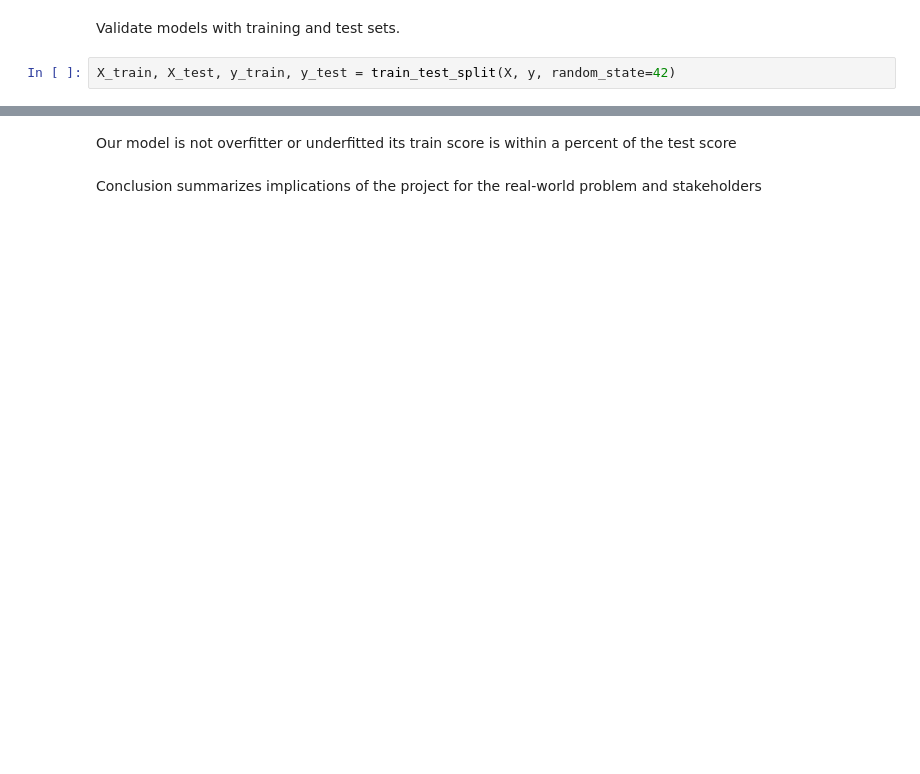
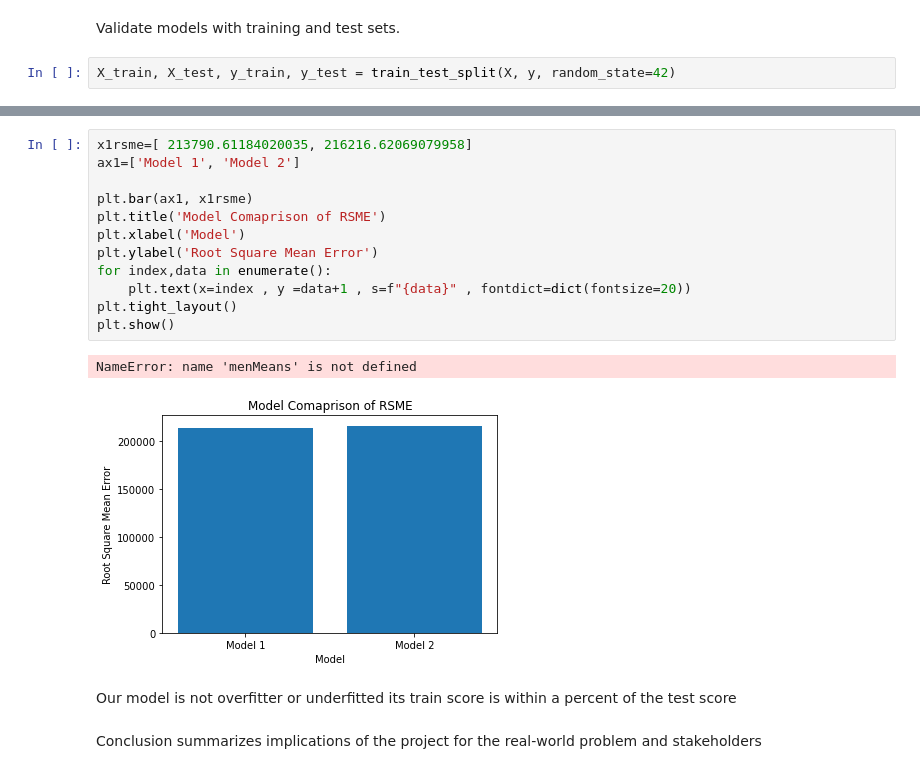
Before and after one commit to sumed-h/Group-3, a Jupyter notebook: Daniel Arthur's Notebook.ipynb, the cells around one changed output, grey strips where cells are left out. Cells and saved outputs as stored; diff of their text form; blank space fills up the shorter version.

```diff
--- a/Daniel Arthur's Notebook.ipynb
+++ b/Daniel Arthur's Notebook.ipynb
@@ -529,3 +484,18 @@ lr.score(X_test, y_test)
+# %%
+x1rsme=[ 213790.61184020035, 216216.62069079958]
+ax1=['Model 1', 'Model 2']
+
+plt.bar(ax1, x1rsme)
+plt.title('Model Comaprison of RSME')
+plt.xlabel('Model')
+plt.ylabel('Root Square Mean Error')
+for index,data in enumerate():
+    plt.text(x=index , y =data+1 , s=f"{data}" , fontdict=dict(fontsize=20))
+plt.tight_layout()
+plt.show()
+# %% [output]
+NameError: name 'menMeans' is not defined
+[figure, added]
 # %% [markdown]
 Our model is not overfitter or underfitted its train score is within a percent of the test score
 # %% [markdown]
```
Also changed, not shown: parts of 17 cells of this notebook.
